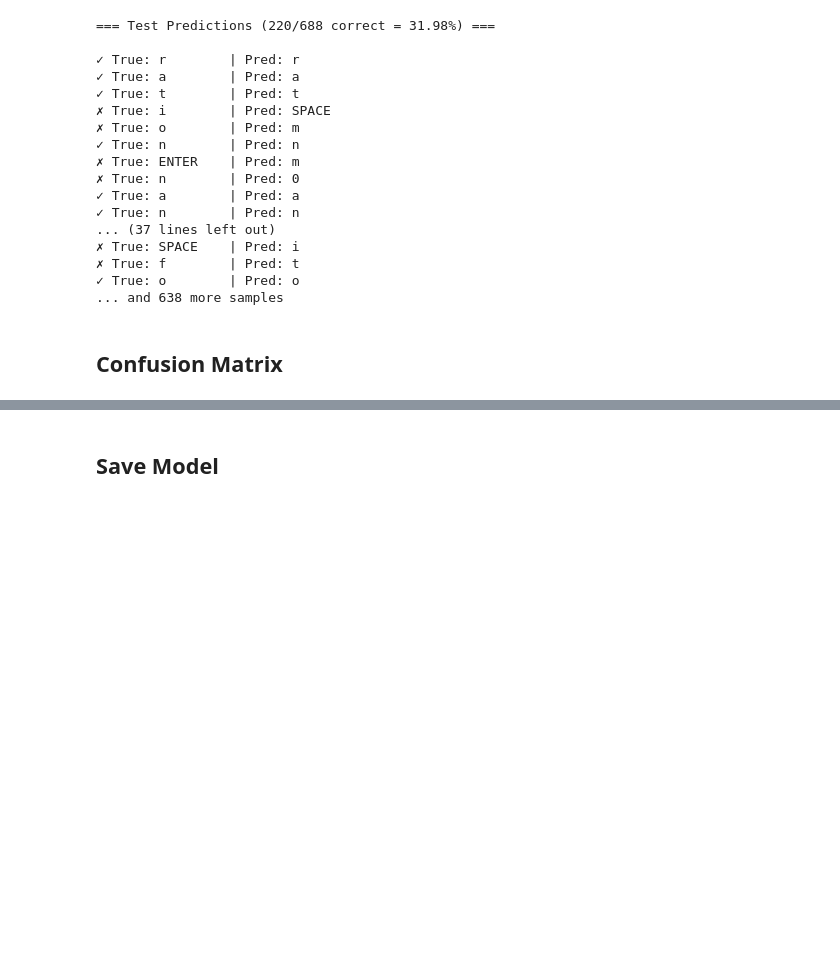
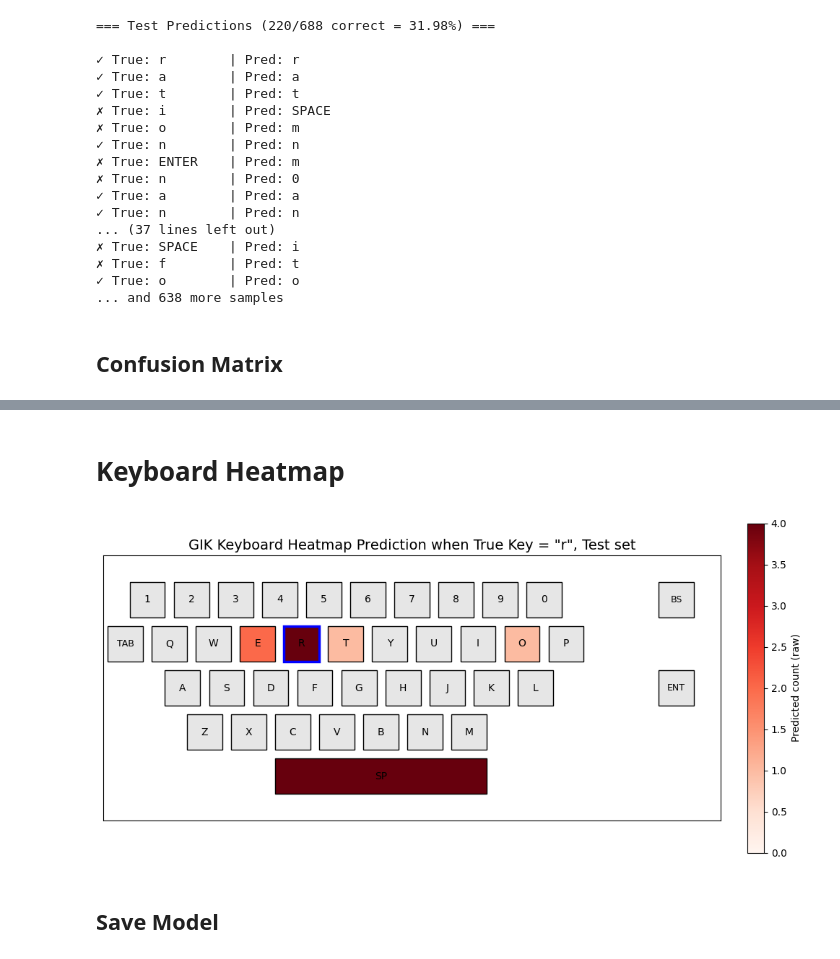
Before and after one commit to Perceptron-GIK/perceptron-gik, a Jupyter notebook: train_model.ipynb, the cells around one changed output, grey strips where cells are left out. Cells and saved outputs as stored; diff of their text form; code cells hidden in the pictures; blank space fills up the shorter version.

```diff
--- a/train_model.ipynb
+++ b/train_model.ipynb
@@ -402,0 +572,2 @@ val_cm = plot_confusion_matrix(trainer.val_dataset, 'Validation')
+# %% [markdown]
+# Keyboard Heatmap
@@ -403,3 +713,8 @@ val_cm = plot_confusion_matrix(trainer.val_dataset, 'Validation')
+# %%
+cm_orig = compute_confusion_matrix_40x40(trainer.test_dataset, model, DEVICE)
+plot_virtual_keyboard_heatmap(cm_orig, 'r', 'Test')
+# %% [output]
+[figure, added]
 # %% [markdown]
 ## Save Model
 # %%
```
Also changed, not shown: parts of 15 cells of this notebook.
